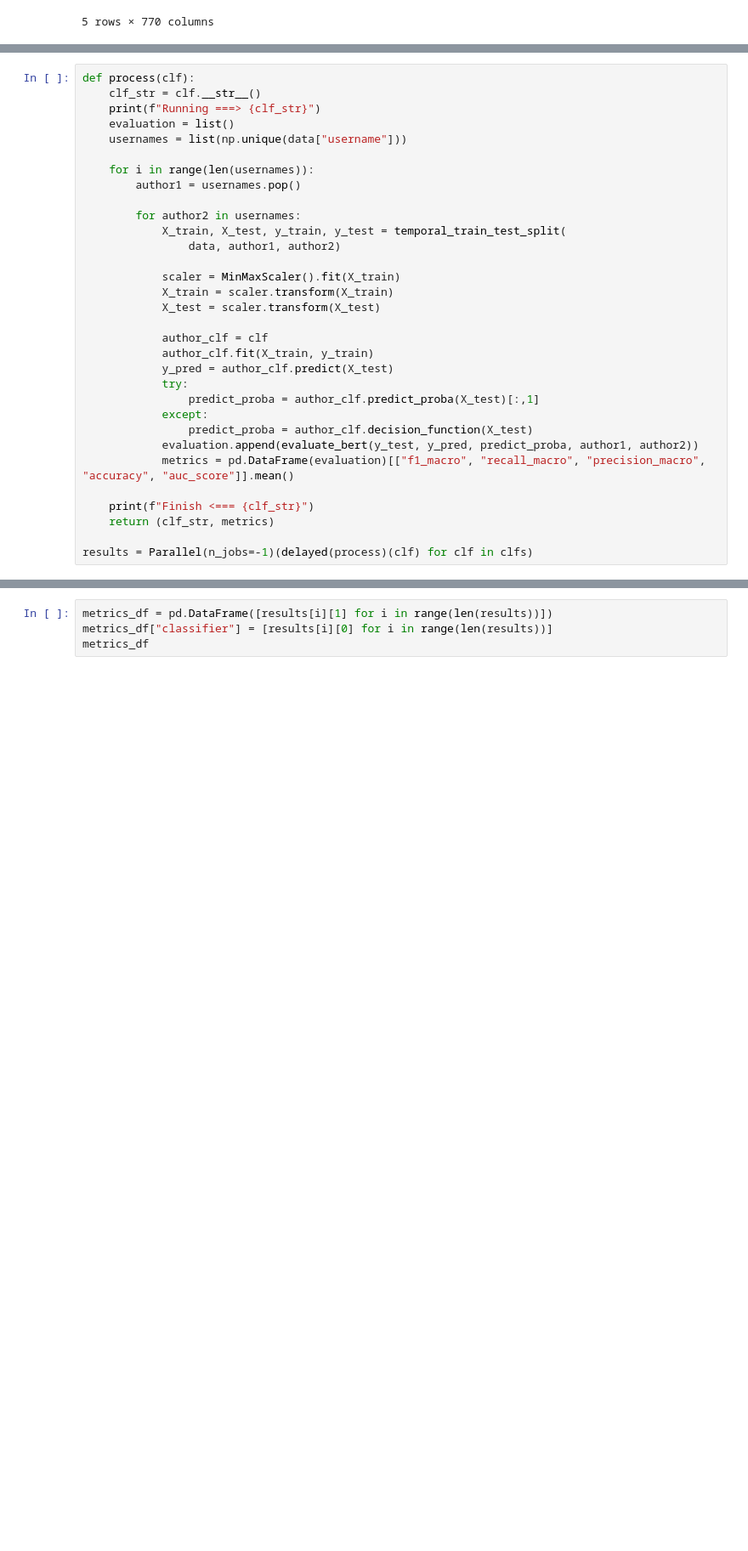
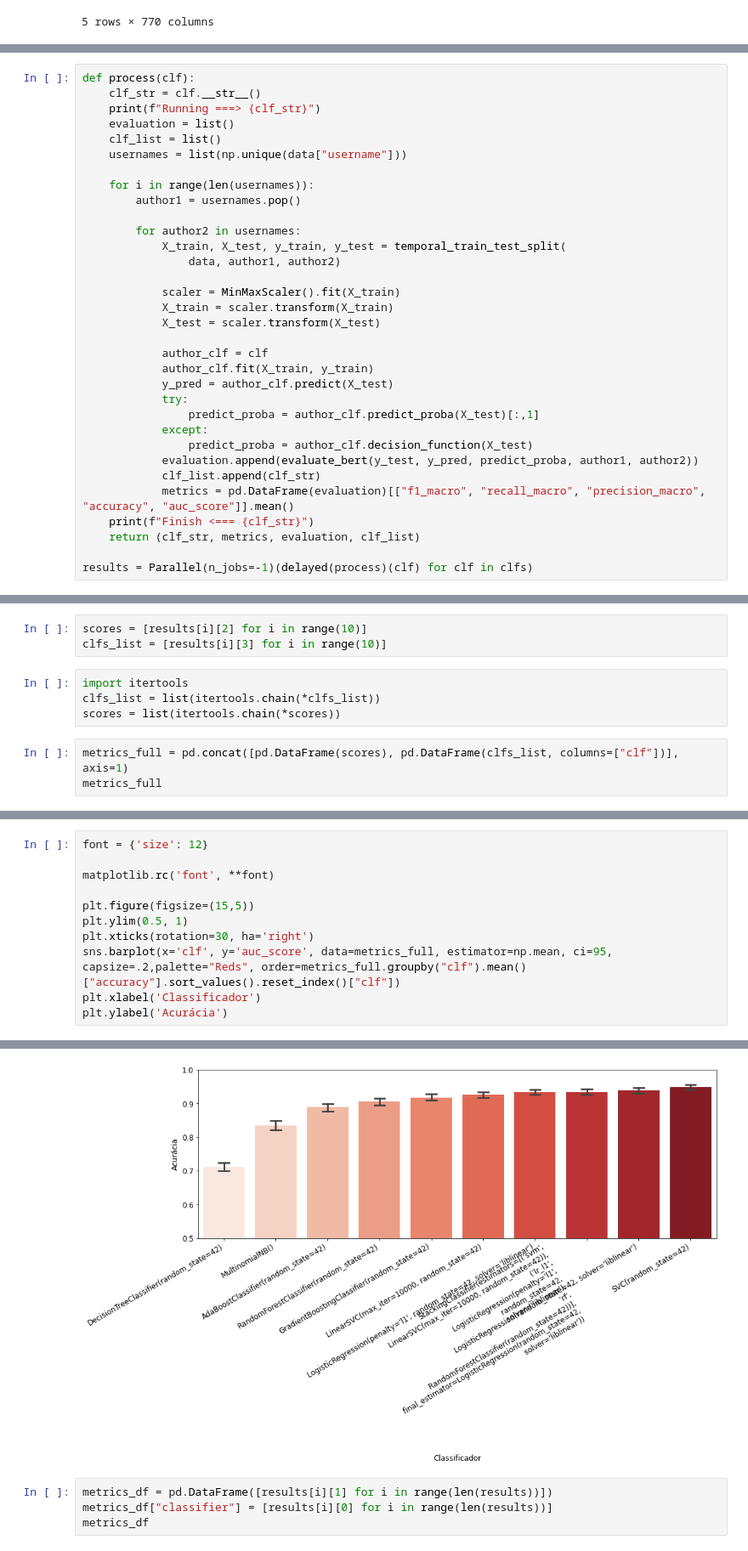
Before and after one commit to matiasvinicius/reddit-in-portuguese, a Jupyter notebook: notebooks/machine_learning/ml_with_bert.ipynb, the cells around one changed output, grey strips where cells are left out. Shown: that part at 85% size. Cells and saved outputs as stored; diff of their text form; blank space fills up the shorter version.

Commit message:
Add bert full results

```diff
--- a/notebooks/machine_learning/ml_with_bert.ipynb
+++ b/notebooks/machine_learning/ml_with_bert.ipynb
@@ -73,6 +76,7 @@ def process(clf):
     clf_str = clf.__str__()
     print(f"Running ===> {clf_str}")
     evaluation = list()
+    clf_list = list()
     usernames = list(np.unique(data["username"]))
 
     for i in range(len(usernames)):
@@ -94,10 +98,10 @@ def process(clf):
             except:
                 predict_proba = author_clf.decision_function(X_test)
             evaluation.append(evaluate_bert(y_test, y_pred, predict_proba, author1, author2))
+            clf_list.append(clf_str)
             metrics = pd.DataFrame(evaluation)[["f1_macro", "recall_macro", "precision_macro", "accuracy", "auc_score"]].mean()
-
     print(f"Finish <=== {clf_str}")
-    return (clf_str, metrics)
+    return (clf_str, metrics, evaluation, clf_list)
 
 results = Parallel(n_jobs=-1)(delayed(process)(clf) for clf in clfs)
 # %% [output]
@@ -118,3 +122,13 @@ Running ===> StackingClassifier(estimators=[('svm',
                    final_estimator=LogisticRegression(random_state=42,
                                                       solver='liblinear'))
 Finish <=== GradientBoostingClassifier(random_state=42)
+# %%
+scores = [results[i][2] for i in range(10)]
+clfs_list = [results[i][3] for i in range(10)]
+# %%
+import itertools
+clfs_list = list(itertools.chain(*clfs_list))
+scores = list(itertools.chain(*scores))
+# %%
+metrics_full = pd.concat([pd.DataFrame(scores), pd.DataFrame(clfs_list, columns=["clf"])], axis=1)
+metrics_full
@@ -120,0 +151,12 @@ Finish <=== GradientBoostingClassifier(random_state=42)
+# %%
+font = {'size': 12}
+
+matplotlib.rc('font', **font)
+
+plt.figure(figsize=(15,5))
+plt.ylim(0.5, 1)
+plt.xticks(rotation=30, ha='right')
+sns.barplot(x='clf', y='auc_score', data=metrics_full, estimator=np.mean, ci=95, capsize=.2,palette="Reds", order=metrics_full.groupby("clf").mean()["accuracy"].sort_values().reset_index()["clf"])
+plt.xlabel('Classificador')
+plt.ylabel('Acurácia')
+# %% [output]
@@ -121,3 +164,4 @@ Finish <=== GradientBoostingClassifier(random_state=42)
+[figure, added]
 # %%
 metrics_df = pd.DataFrame([results[i][1] for i in range(len(results))])
 metrics_df["classifier"] = [results[i][0] for i in range(len(results))]
```
Also changed, not shown: parts of 5 cells of this notebook, 2 other files.
